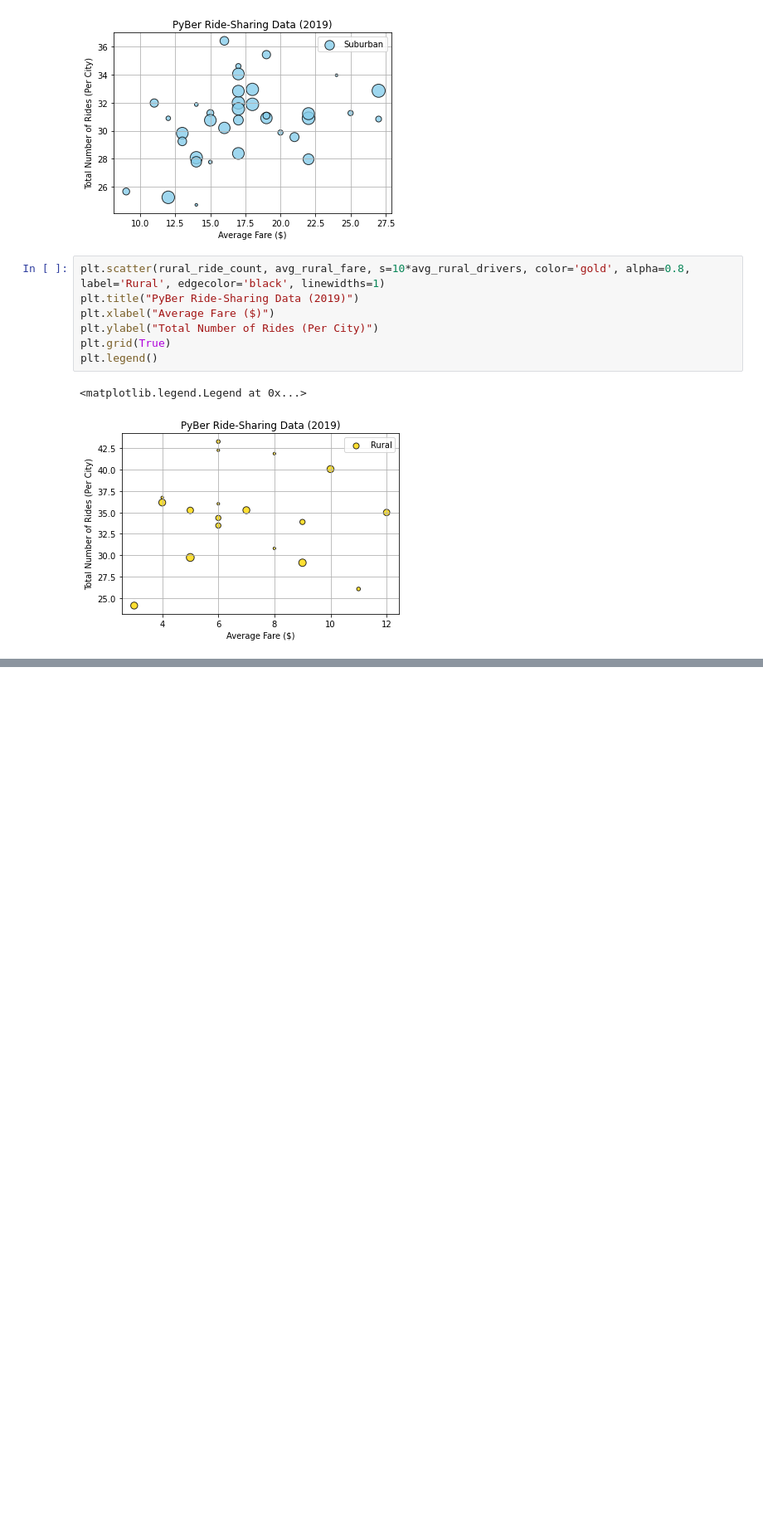
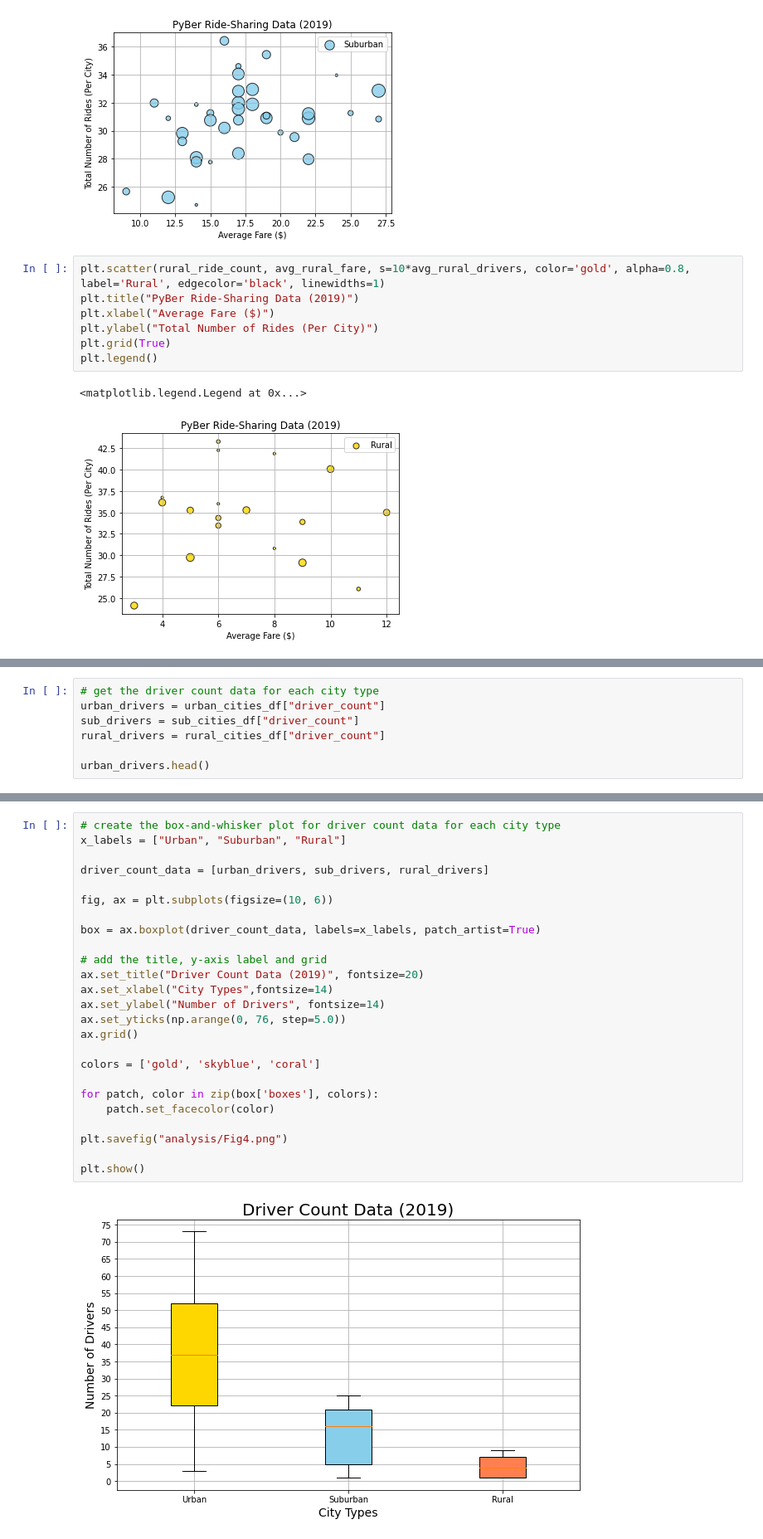
Before and after one commit to frankiebones/PyBer_Analysis, a Jupyter notebook: Pyber.ipynb, the cells around one changed output, grey strips where cells are left out. Shown at 83% size. Saved outputs shown, nothing was run; the diff lists cells and outputs as text; blank space fills up the shorter version.

```diff
--- a/Pyber.ipynb
+++ b/Pyber.ipynb
@@ -249,0 +441,7 @@ plt.savefig("analysis/Fig1.png")
+# %%
+# get the driver count data for each city type
+urban_drivers = urban_cities_df["driver_count"]
+sub_drivers = sub_cities_df["driver_count"]
+rural_drivers = rural_cities_df["driver_count"]
+
+urban_drivers.head()
@@ -249,0 +561,27 @@ plt.savefig("analysis/Fig1.png")
+# %%
+# create the box-and-whisker plot for driver count data for each city type
+x_labels = ["Urban", "Suburban", "Rural"]
+
+driver_count_data = [urban_drivers, sub_drivers, rural_drivers]
+
+fig, ax = plt.subplots(figsize=(10, 6))
+
+box = ax.boxplot(driver_count_data, labels=x_labels, patch_artist=True)
+
+# add the title, y-axis label and grid
+ax.set_title("Driver Count Data (2019)", fontsize=20)
+ax.set_xlabel("City Types",fontsize=14)
+ax.set_ylabel("Number of Drivers", fontsize=14)
+ax.set_yticks(np.arange(0, 76, step=5.0))
+ax.grid()
+
+colors = ['gold', 'skyblue', 'coral']
+
+for patch, color in zip(box['boxes'], colors):
+    patch.set_facecolor(color)
+
+plt.savefig("analysis/Fig4.png")
+
+plt.show()
+# %% [output]
+[figure, added]
```
Also changed, not shown: parts of 18 cells of this notebook.
